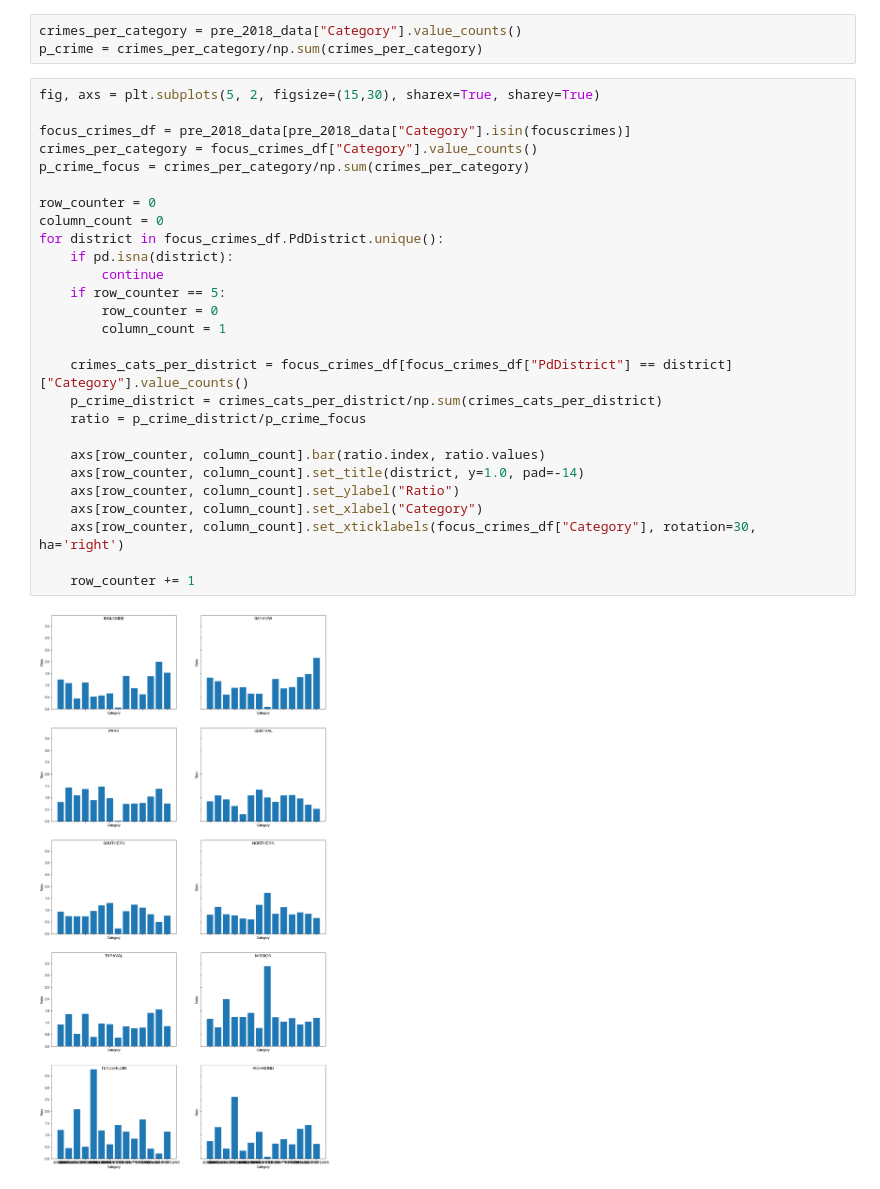
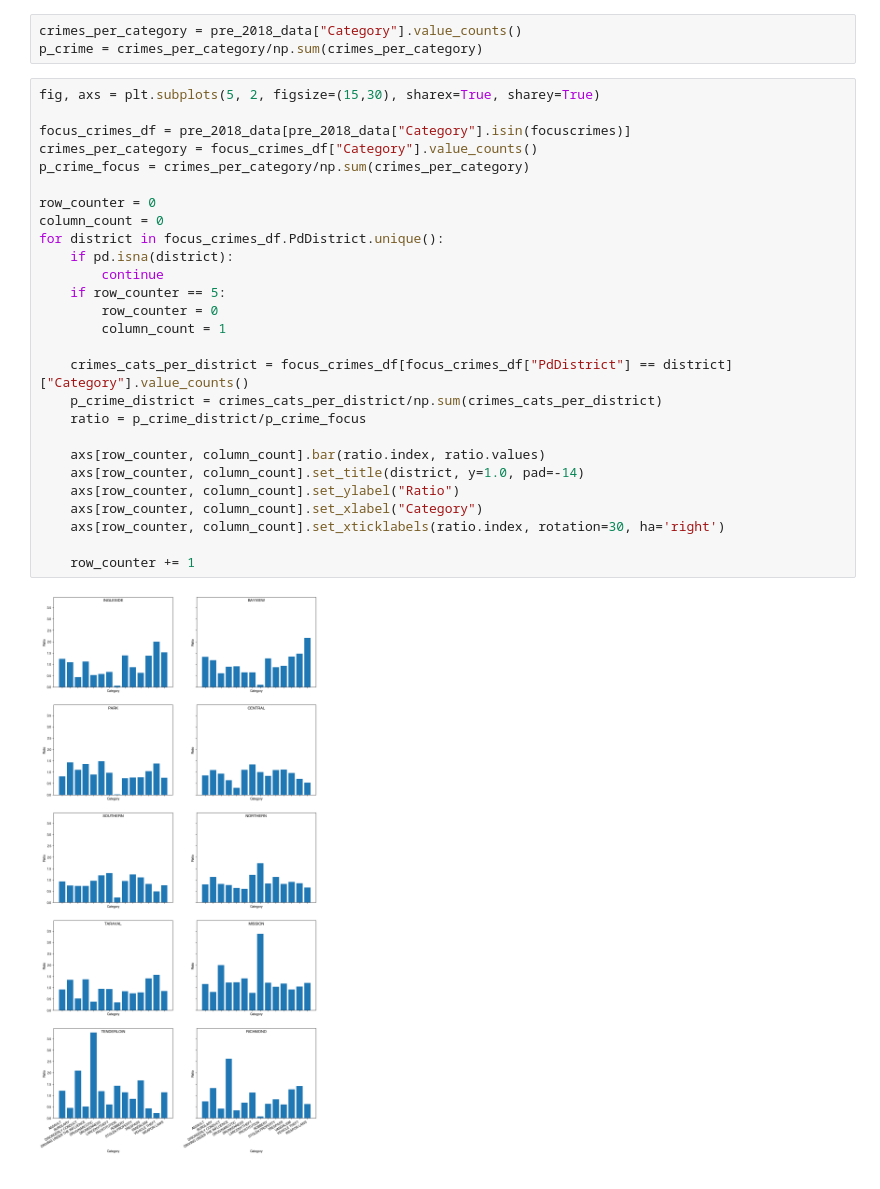
Before and after one commit to GustavHansen99/socialdata2023, a Jupyter notebook: lectures/Week2.ipynb, the cells around one changed output. Saved outputs shown, nothing was run; the diff lists cells and outputs as text.

```diff
--- a/lectures/Week2.ipynb
+++ b/lectures/Week2.ipynb
@@ -433,29 +433,29 @@ p_crime = crimes_per_category/np.sum(crimes_per_category)
 # %%
 fig, axs = plt.subplots(5, 2, figsize=(15,30), sharex=True, sharey=True)
 
 focus_crimes_df = pre_2018_data[pre_2018_data["Category"].isin(focuscrimes)]
 crimes_per_category = focus_crimes_df["Category"].value_counts()
 p_crime_focus = crimes_per_category/np.sum(crimes_per_category)
 
 row_counter = 0
 column_count = 0
 for district in focus_crimes_df.PdDistrict.unique():
     if pd.isna(district):
         continue
     if row_counter == 5:
         row_counter = 0
         column_count = 1
 
     crimes_cats_per_district = focus_crimes_df[focus_crimes_df["PdDistrict"] == district]["Category"].value_counts()
     p_crime_district = crimes_cats_per_district/np.sum(crimes_cats_per_district)
     ratio = p_crime_district/p_crime_focus
 
     axs[row_counter, column_count].bar(ratio.index, ratio.values)
     axs[row_counter, column_count].set_title(district, y=1.0, pad=-14)
     axs[row_counter, column_count].set_ylabel("Ratio")
     axs[row_counter, column_count].set_xlabel("Category")
-    axs[row_counter, column_count].set_xticklabels(focus_crimes_df["Category"], rotation=30, ha='right')
+    axs[row_counter, column_count].set_xticklabels(ratio.index, rotation=30, ha='right')
 
     row_counter += 1
 # %% [output]
-[figure, old version]
+[figure, new version]
```
Also changed, not shown: parts of 4 cells of this notebook.
